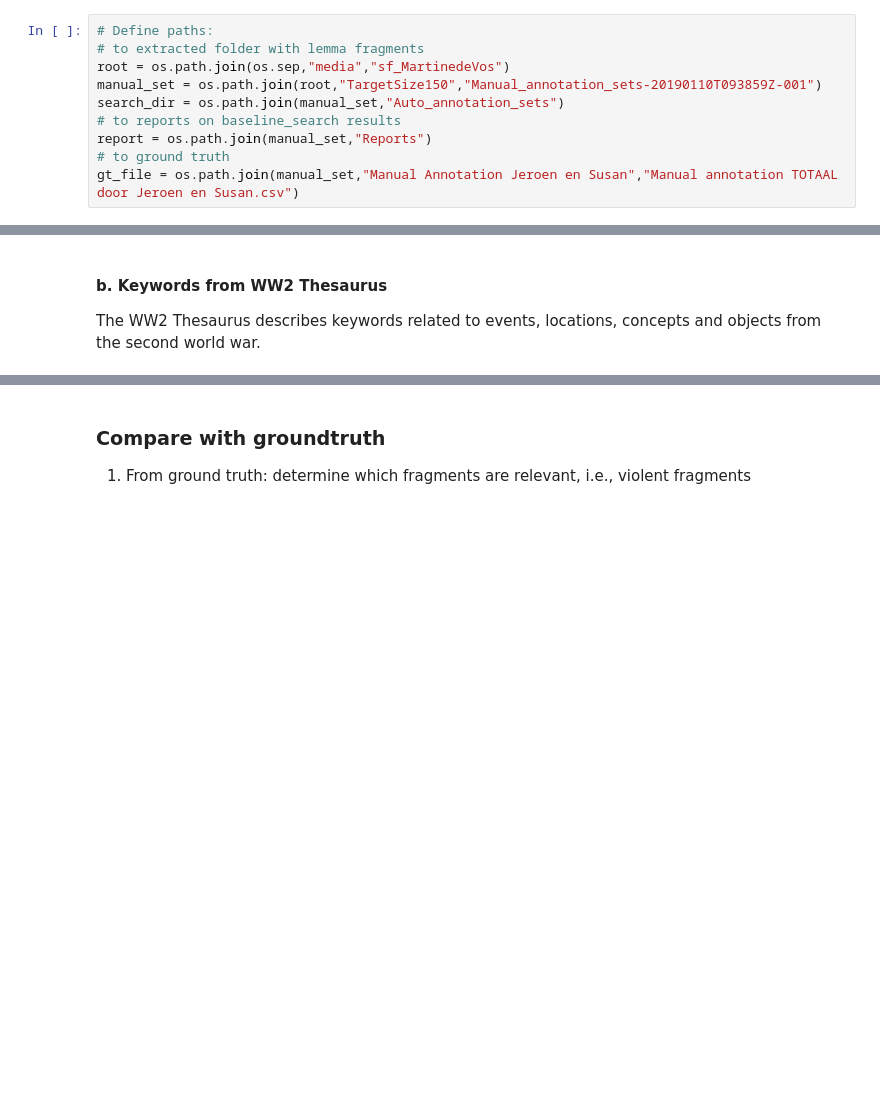
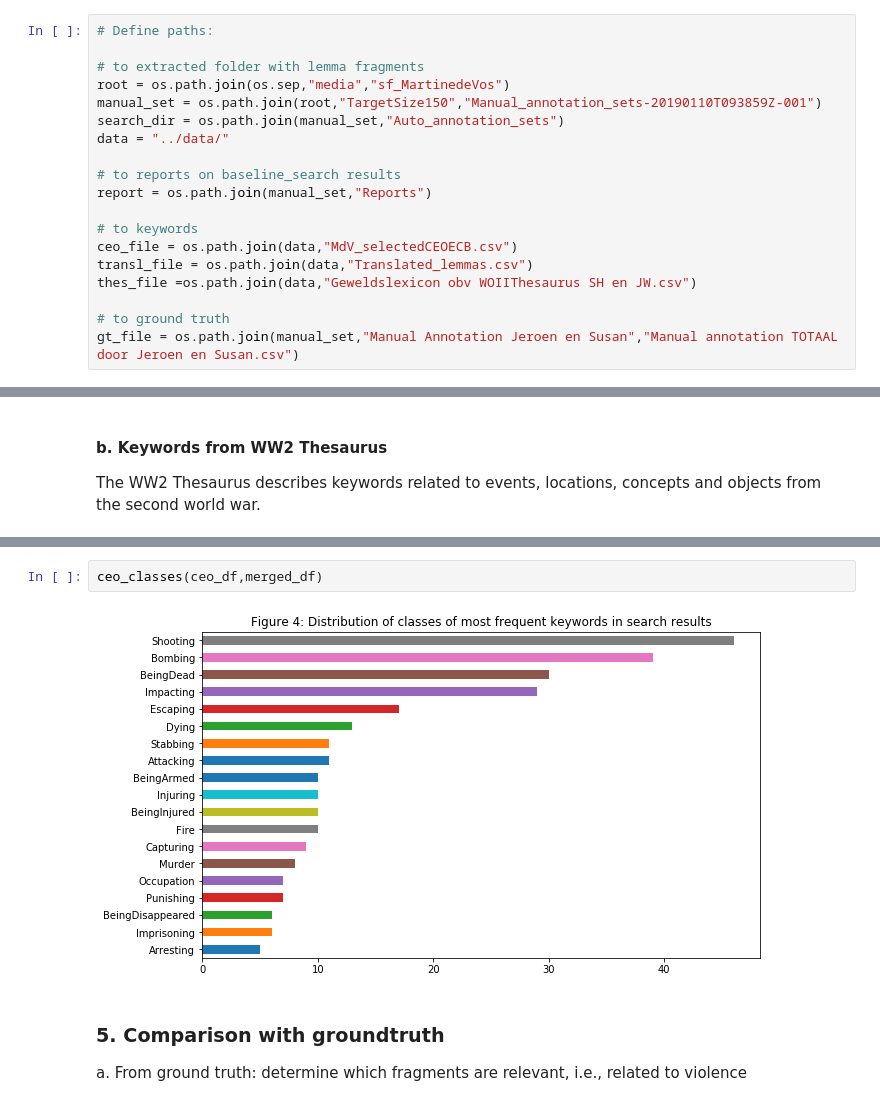
Before and after one commit to ADAH-EviDENce/baseline_search, a Jupyter notebook: notebooks/EviDENce_baseline_search_engine.ipynb, the cells around one changed output, grey strips where cells are left out. Cells and saved outputs as stored; diff of their text form; blank space fills up the shorter version.

```diff
--- a/notebooks/EviDENce_baseline_search_engine.ipynb
+++ b/notebooks/EviDENce_baseline_search_engine.ipynb
@@ -29,12 +32,21 @@ from baseline_search import quote_phrase
 pd.options.mode.chained_assignment = None
 # %%
 # Define paths:
+
 # to extracted folder with lemma fragments
 root = os.path.join(os.sep,"media","sf_MartinedeVos")
 manual_set = os.path.join(root,"TargetSize150","Manual_annotation_sets-20190110T093859Z-001")
 search_dir = os.path.join(manual_set,"Auto_annotation_sets")
+data = "../data/"
+
 # to reports on baseline_search results
 report = os.path.join(manual_set,"Reports")
+
+# to keywords
+ceo_file = os.path.join(data,"MdV_selectedCEOECB.csv")
+transl_file = os.path.join(data,"Translated_lemmas.csv")
+thes_file =os.path.join(data,"Geweldslexicon obv WOIIThesaurus SH en JW.csv")
+
 # to ground truth
 gt_file = os.path.join(manual_set,"Manual Annotation Jeroen en Susan","Manual annotation TOTAAL door Jeroen en Susan.csv")
 # %% [markdown]
@@ -126,7 +197,11 @@ merged_df = search_corpus(indexdir,ceo_list)
+# %%
+ceo_classes(ceo_df,merged_df)
+# %% [output]
+[figure, added]
 # %% [markdown]
-### Compare with groundtruth ###
+### 5. Comparison with groundtruth ###
 
-1. From ground truth: determine which fragments are relevant, i.e., violent fragments
+a.  From ground truth: determine which fragments are relevant, i.e., related to violence
 # %%
 # Prepare ground truth dataframe
 gt_df = pd.read_csv(gt_file,sep=',',encoding = "ISO-8859-1")
```
Also changed, not shown: parts of 31 cells of this notebook, 1 other file.
